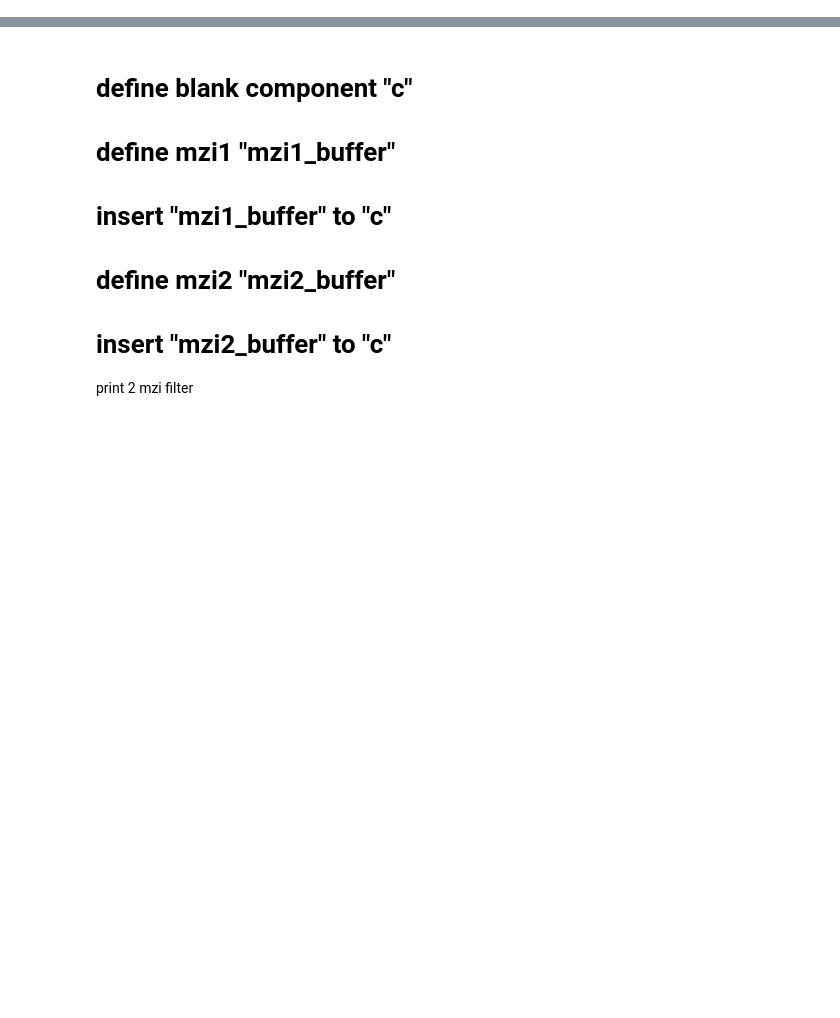
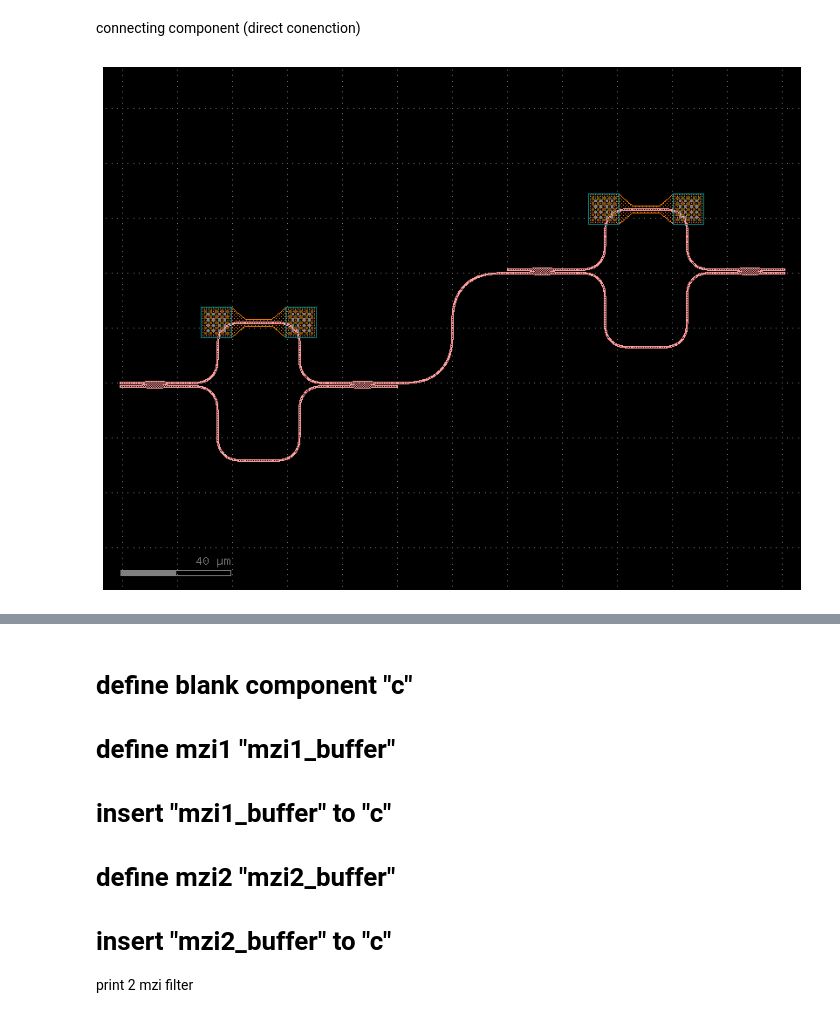
Before and after one commit to taufiqhdyts/photonics-el4064, a Jupyter notebook: photonics-research/tutorial/1-basic.ipynb, the cells around one changed output, grey strips where cells are left out. Cells and saved outputs as stored; diff of their text form; code cells hidden in the pictures; blank space fills up the shorter version.

```diff
--- a/photonics-research/tutorial/1-basic.ipynb
+++ b/photonics-research/tutorial/1-basic.ipynb
@@ -12,0 +47,16 @@ c.plot()
+# %% [markdown]
+connecting component (direct conenction)
+# %%
+mziBendS = gf.Component() # defining new blank component as "mziBendS"
+
+mziBase1 = mziBendS << mziBase # defining new mzi inside double_mzi as "mziBase1"
+bendS1 = mziBendS << bendS # defining new mzi inside double_mzi as "mziBase2"
+mziBase2 = mziBendS << mziBase # defining new mzi inside double_mzi as "mziBase2"
+
+mziBase1.connect("o3", bendS1.ports["o1"]) # connecting port-"o3"-of-mziBase1 to port-"o1"-of-bendS
+
+mziBase2.connect("o1", bendS1.ports["o2"])
+
+mziBendS.plot()
+# %% [output]
+[figure, added]
```
Also changed, not shown: parts of 16 cells of this notebook, 8 other files.
